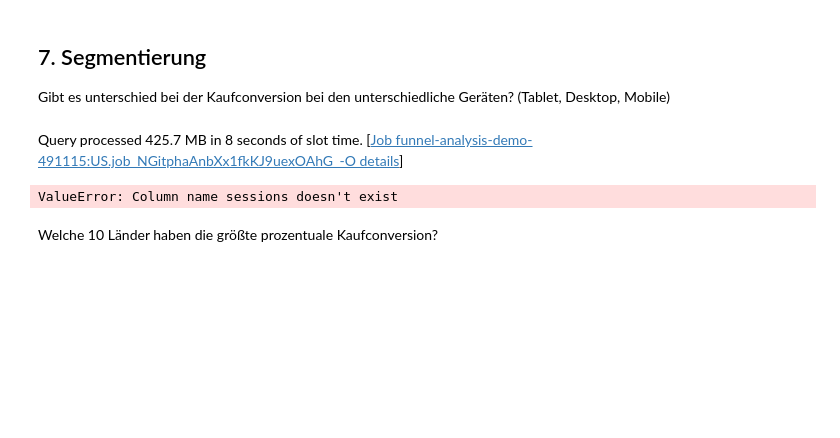
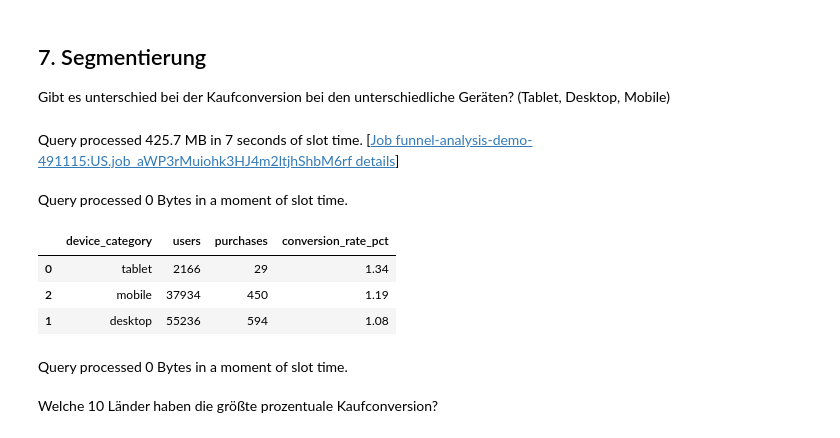
Before and after one commit to Buck-Data/Funnel-Analysis, a Jupyter notebook: notebooks/Big_Query.ipynb, the cells around one changed output. Drawn from its saved outputs; the diff is of its cells as text; code cells hidden in the pictures; blank space fills up the shorter version.

Commit message:
Add new analysis

```diff
--- a/notebooks/Big_Query.ipynb
+++ b/notebooks/Big_Query.ipynb
@@ -541,21 +776,56 @@ Gibt es unterschied bei der Kaufconversion bei den unterschiedliche Geräten? (T
 # %%
 df_device = bpd.read_gbq(f"""
 SELECT
   device.category                                                                AS device_category,
   COUNT(DISTINCT user_pseudo_id)                                                 AS users,
   COUNT(DISTINCT IF(event_name = 'purchase', user_pseudo_id, NULL))              AS purchases,
   ROUND(COUNT(DISTINCT IF(event_name = 'purchase', user_pseudo_id, NULL))
         * 100.0 / NULLIF(COUNT(DISTINCT user_pseudo_id), 0), 2)                 AS conversion_rate_pct
 FROM `bigquery-public-data.ga4_obfuscated_sample_ecommerce.events_*`
 CROSS JOIN UNNEST(event_params) AS p
 WHERE _TABLE_SUFFIX BETWEEN '{DATE_START}' AND '{DATE_END}'
 GROUP BY device.category
 """)
-df_device = df_device.sort_values(by='sessions', ascending=False)
+df_device = df_device.sort_values(by='conversion_rate_pct', ascending=False)
 df_device.to_pandas()
 # %% [output]
-Query processed 425.7 MB in 8 seconds of slot time. [Job funnel-analysis-demo-491115:US.job_NGitphaAnbXx1fkKJ9uexOAhG_-O details]
+Query processed 425.7 MB in 7 seconds of slot time. [Job funnel-analysis-demo-491115:US.job_aWP3rMuiohk3HJ4m2ltjhShbM6rf details]
-ValueError: Column name sessions doesn't exist
+Query processed 0 Bytes in a moment of slot time.
+|  | device_category | users | purchases | conversion_rate_pct |
+| 0 | tablet | 2166 | 29 | 1.34 |
+| 2 | mobile | 37934 | 450 | 1.19 |
+| 1 | desktop | 55236 | 594 | 1.08 |
+# %%
+df_dev_pd = df_device.to_pandas().sort_values('conversion_rate_pct', ascending=False)
+
+fig = px.bar(
+    df_dev_pd,
+    x='device_category',
+    y='conversion_rate_pct',
+    text=df_dev_pd['conversion_rate_pct'].apply(lambda x: f'{x:.2f}%'),
+    color='device_category',
+    color_discrete_map={'desktop': '#4a90d9', 'mobile': '#f39c12', 'tablet': '#27ae60'},
+    labels={'device_category': 'Gerät', 'conversion_rate_pct': 'Conversion Rate (%)'},
+    title='Purchase Conversion Rate nach Gerät',
+)
+
+fig.update_traces(textposition='outside')
+fig.update_layout(
+    title_x=0.5,
+    title_font_size=20,
+    showlegend=False,
+    yaxis=dict(ticksuffix='%', range=[0, df_dev_pd['conversion_rate_pct'].max() * 1.3]),
+    plot_bgcolor='white',
+    paper_bgcolor='white',
+    xaxis=dict(showgrid=False),
+    yaxis_showgrid=True,
+    yaxis_gridcolor='#eeeeee',
+)
+
+fig.write_image('../figures/device_conversion_rate.png', scale=2, width=600, height=400)
+fig.show(renderer='svg')
+# %% [output]
+Query processed 0 Bytes in a moment of slot time.
 # %% [markdown]
 Welche 10 Länder haben die größte prozentuale Kaufconversion?
 # %%
```
Also changed, not shown: parts of 26 cells of this notebook.
